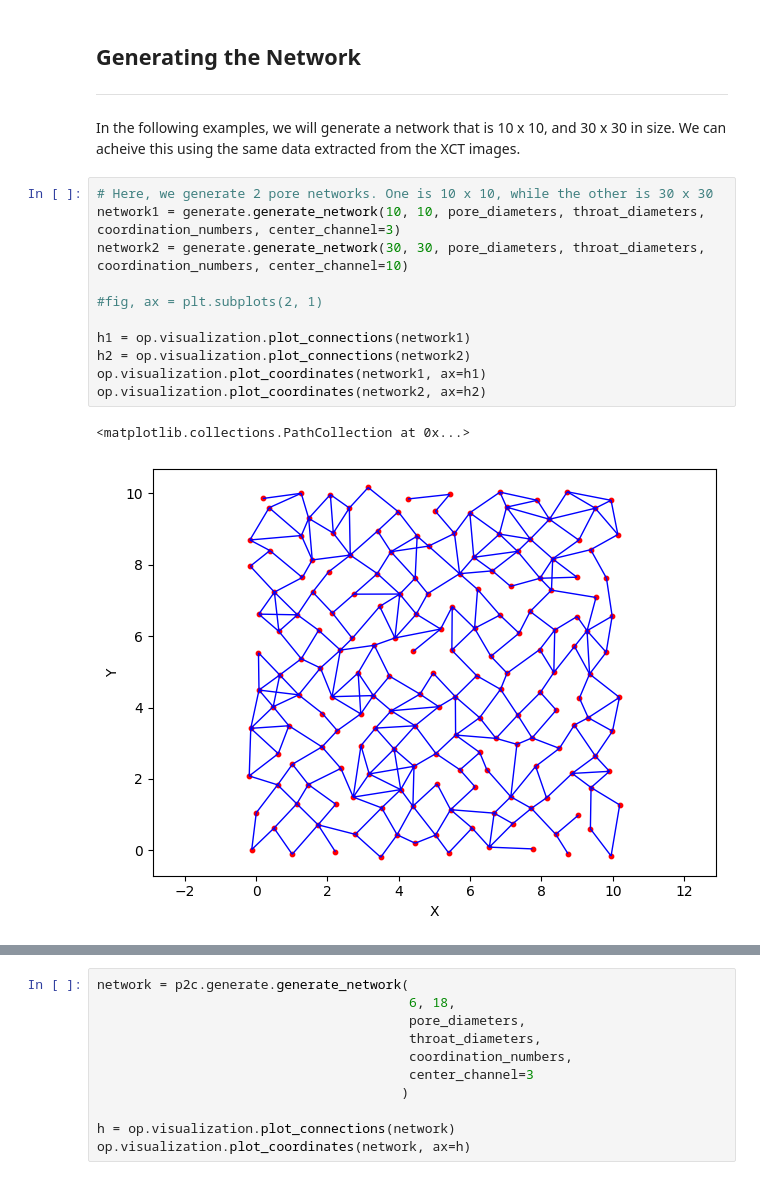
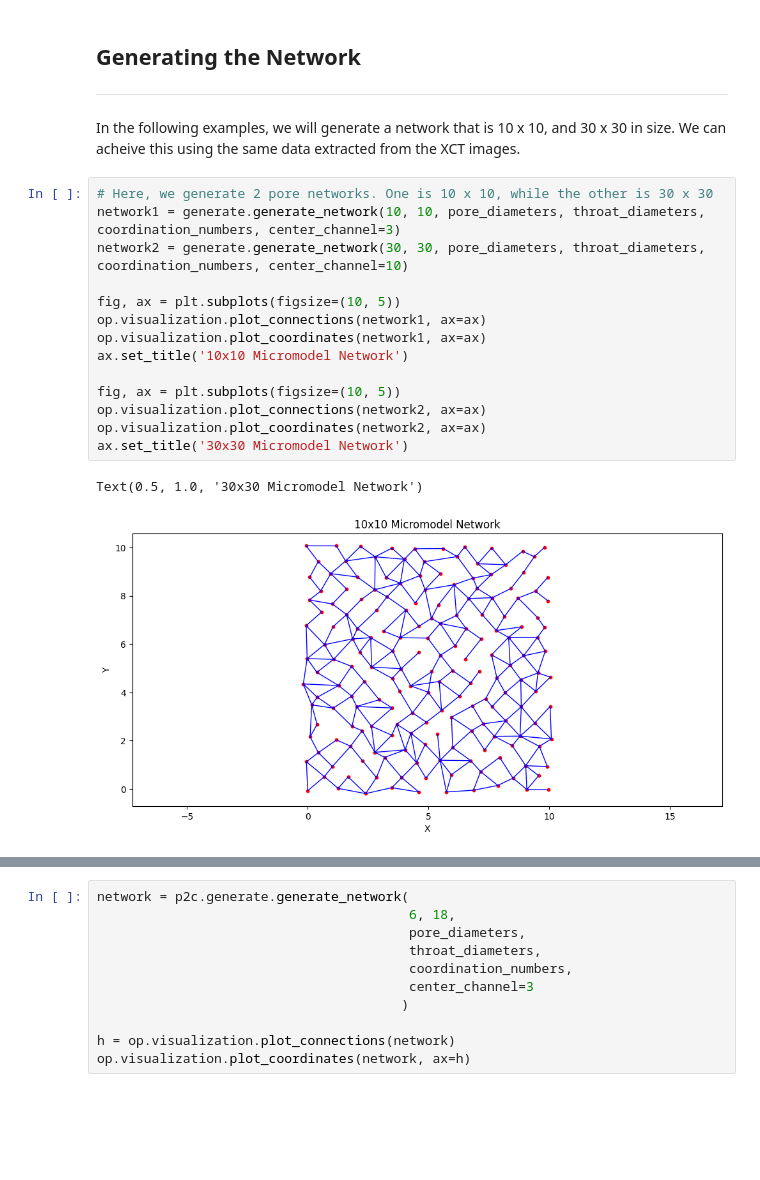
Before and after one commit to EMSL-Computing/Pore2Chip, a Jupyter notebook: examples/example_2_100x100_to_model.ipynb, the cells around one changed output, grey strips where cells are left out. Drawn from its saved outputs; the diff is of its cells as text; blank space fills up the shorter version.

```diff
--- a/examples/example_2_100x100_to_model.ipynb
+++ b/examples/example_2_100x100_to_model.ipynb
@@ -125,14 +126,17 @@ In the following examples, we will generate a network that is 10 x 10, and 30 x
 # %%
 # Here, we generate 2 pore networks. One is 10 x 10, while the other is 30 x 30
 network1 = generate.generate_network(10, 10, pore_diameters, throat_diameters, coordination_numbers, center_channel=3)
 network2 = generate.generate_network(30, 30, pore_diameters, throat_diameters, coordination_numbers, center_channel=10)
 
-#fig, ax = plt.subplots(2, 1)
+fig, ax = plt.subplots(figsize=(10, 5))
+op.visualization.plot_connections(network1, ax=ax)
+op.visualization.plot_coordinates(network1, ax=ax)
+ax.set_title('10x10 Micromodel Network')
 
-h1 = op.visualization.plot_connections(network1)
-h2 = op.visualization.plot_connections(network2)
-op.visualization.plot_coordinates(network1, ax=h1)
-op.visualization.plot_coordinates(network2, ax=h2)
+fig, ax = plt.subplots(figsize=(10, 5))
+op.visualization.plot_connections(network2, ax=ax)
+op.visualization.plot_coordinates(network2, ax=ax)
+ax.set_title('30x30 Micromodel Network')
 # %% [output]
-<matplotlib.collections.PathCollection at 0x...>
+Text(0.5, 1.0, '30x30 Micromodel Network')
-[figure, old version]
+[figure, new version]
```
Also changed, not shown: parts of 2 cells of this notebook, 9 other files.
